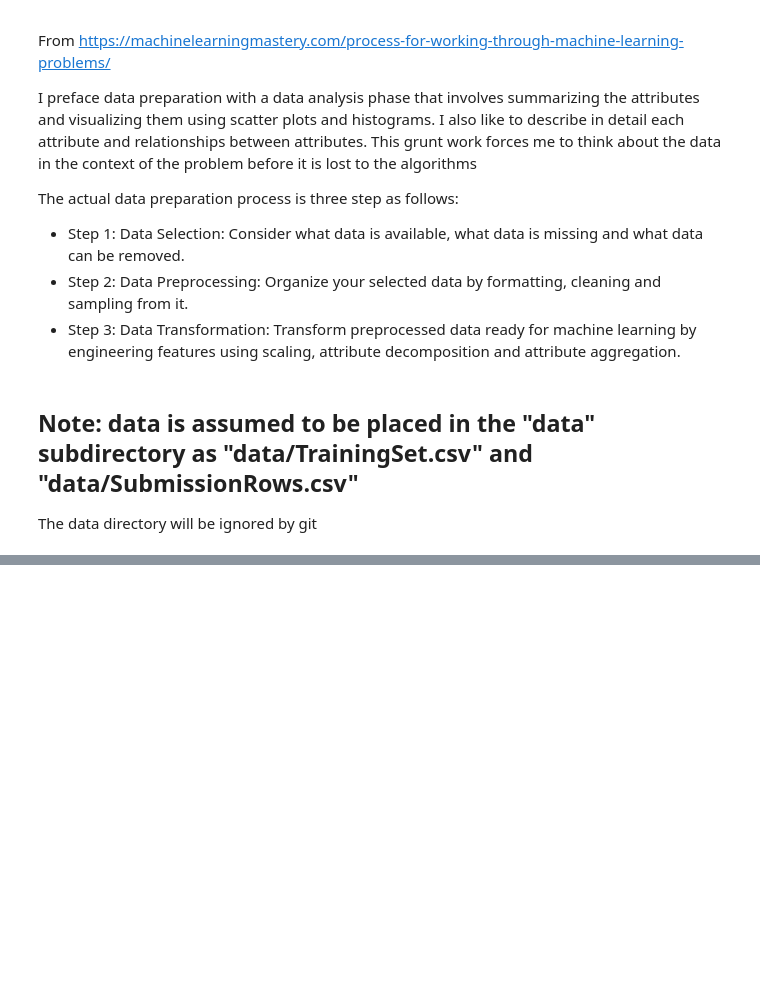
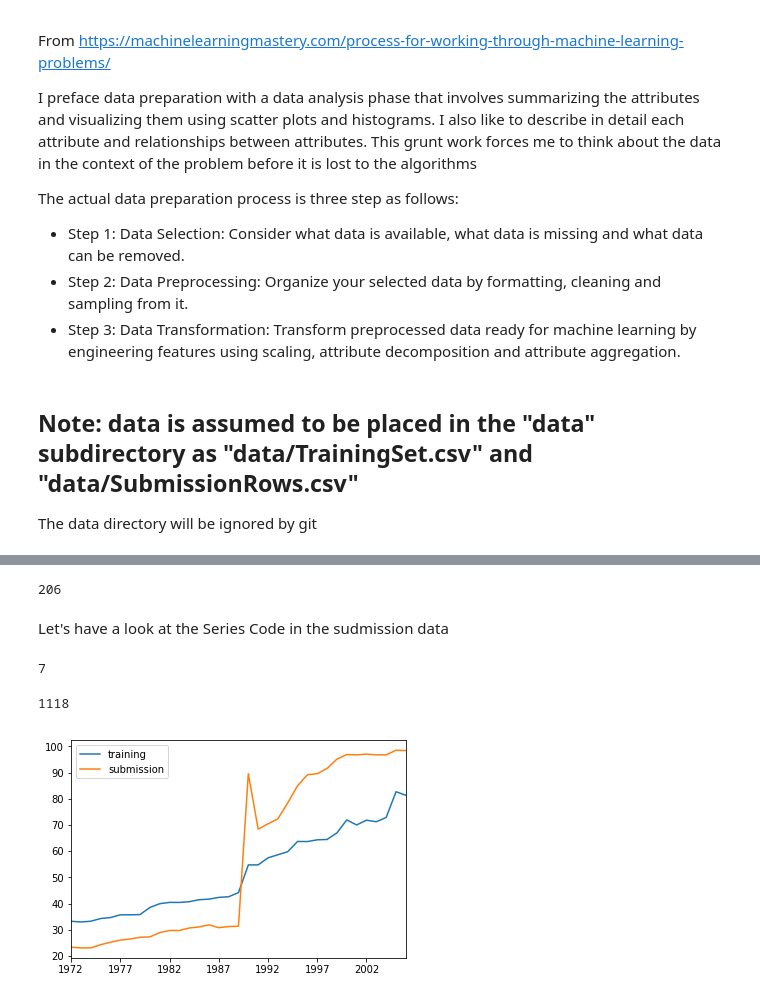
Before and after one commit to machine-learning-study-group/time-series-millenium-goals, a Jupyter notebook: 2-prepare-data.ipynb, the cells around one changed output, grey strips where cells are left out. Drawn from its saved outputs; the diff is of its cells as text; code cells hidden in the pictures; blank space fills up the shorter version.

```diff
--- a/2-prepare-data.ipynb
+++ b/2-prepare-data.ipynb
@@ -239,0 +53,2 @@ no_nans.head()
+# %%
+df = pd.read_csv('data/TrainingSet.csv', index_col=0)
@@ -239,0 +80,2 @@ no_nans.head()
+# %%
+df.columns = [year[:4] for year in df.columns][:-3] + [col.replace(' ', '_') for col in df.columns.values[-3:]]
@@ -239,0 +172,3 @@ no_nans.head()
+# %%
+# read the data containing the rows we need to predict
+df_submission = pd.read_csv('data/SubmissionRows.csv', index_col=0)
@@ -239,0 +195,24 @@ no_nans.head()
+# %%
+df_submission_in_data = df.loc[df_submission.index]
+# %%
+df_submission_in_data.Country_Name.nunique()
+# %% [output]
+206
+# %% [markdown]
+Let's have a look at the Series Code in the sudmission data
+# %%
+submission_codes = df_submission_in_data.Series_Code.unique()
+len(submission_codes)
+# %% [output]
+7
+# %%
+df.Series_Code.isin(submission_codes).sum()
+# %% [output]
+1118
+# %%
+# Or the percentage of non-nul data in each column
+(df.count() / df.shape[0] * 100).iloc[:-4].plot(label='training')
+(df_submission_in_data.count() / df_submission_in_data.shape[0] * 100).iloc[:-4].plot(label='submission')
+plt.legend();
+# %% [output]
+[figure, added]
```
Also changed, not shown: parts of 121 cells of this notebook.
